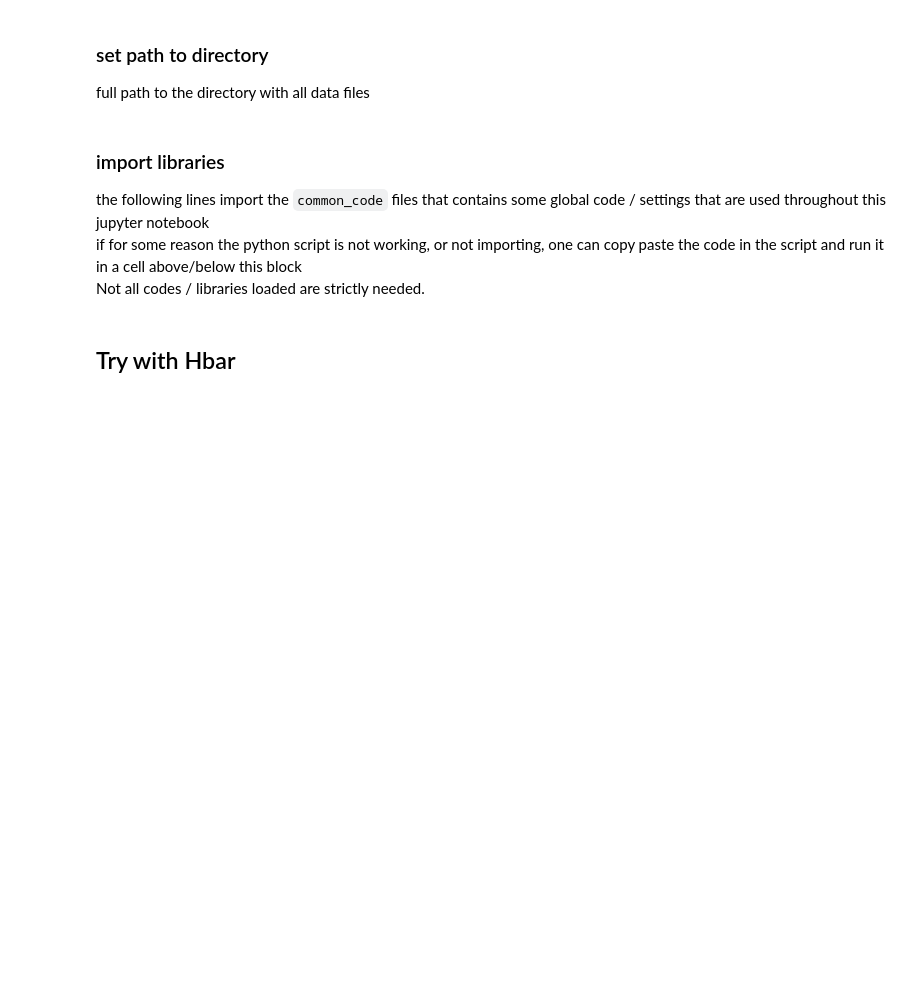
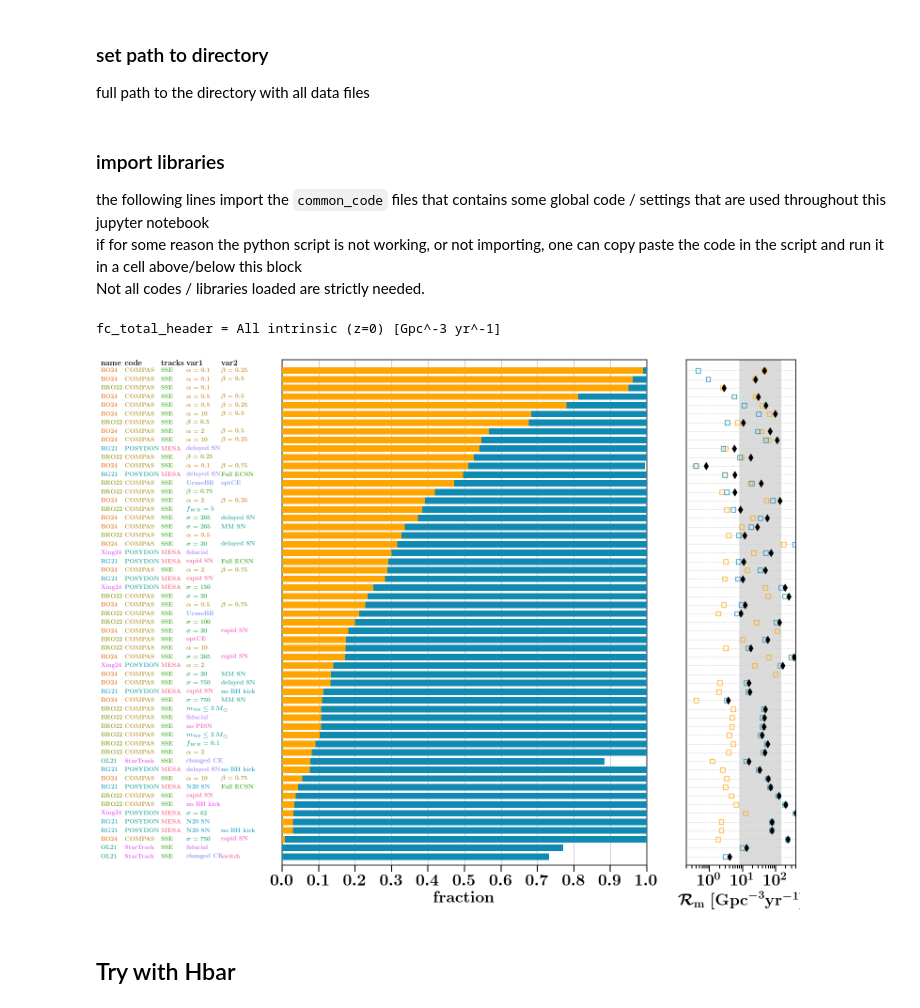
Before and after one commit to FloorBroekgaarden/Rates_of_Formation_Channels, a Jupyter notebook: plottingCode/Fig_comparison/rates_figure_formation_channels-CE_focus.ipynb, the cells around one changed output. Cells and saved outputs as stored; diff of their text form; code cells hidden in the pictures; blank space fills up the shorter version.

```diff
--- a/plottingCode/Fig_comparison/rates_figure_formation_channels-CE_focus.ipynb
+++ b/plottingCode/Fig_comparison/rates_figure_formation_channels-CE_focus.ipynb
@@ -317,3 +816,73 @@ def plot_formation_channels_fraction(axe, complete_path='complete/path/to/data.c
+# %%
+import matplotlib.pyplot as plt
+
+# --- File and plot setup ---
+DCOlabel = 'BH-NS'
+ordered = 'max'
+fc_key = "CE_simple"
+sort_header = "fraction without common envelope"
+
+
+file_name = DCOlabel + '_rates_review.csv'
+path_to_file = '/Users/floorbroekgaarden/Projects/GitHub/Rates_of_Formation_Channels/plottingCode/Fig_comparison/Data_formation_channels_intrinsic/'
+
+csv_path = path_to_file + file_name
+specs_path = path_to_file + 'simulation_specs.csv'
+
+# Figure dimensions
+d1, d2 = 15, 12
+w_small = 0.3
+ncols, nrows = 3, 1
+f, axe = plt.subplots(
+    ncols=ncols,
+    nrows=nrows,
+    figsize=(d1, d2),
+    gridspec_kw={"width_ratios":[w_small*1.1, 1, w_small], "height_ratios":[1]}
+)
+
+# --- Plot 1: Simulation properties ---
+axe[0] = plot_simulation_properties(
+    axe=axe[0],
+    specs_path=specs_path,
+    complete_path=csv_path,
+    fc_dict_key=fc_key,
+    sort_column=sort_header
+)
+
+# --- Plot 2: Formation channels fraction ---
+axe[1] = plot_formation_channels_fraction(
+    axe=axe[1],
+    complete_path=csv_path,
+    sort_column=sort_header,
+    which_channel_list=fc_key
+)
+
+# --- Plot 3a: Total merger rate ---
+axe[2] = plot_total_rate(
+    axe=axe[2],
+    complete_path=csv_path,
+    DCOlabel=DCOlabel,
+    fc_dict_key=fc_key,
+    sort_column=sort_header,
+)
+
+# --- Plot 3b: Formation channel contributions on same axis ---
+axe[2] = plot_formation_channels_rate(
+    axe=axe[2],
+    complete_path=csv_path,
+    fc_dict_key=fc_key,
+    sort_column=sort_header
+)
+
+# --- Layout adjustments ---
+plt.tight_layout()
+plt.subplots_adjust(wspace=0.2, hspace=0.0)
+
+# Show the figure
+plt.show()
+# %% [output]
+fc_total_header = All intrinsic (z=0) [Gpc^-3 yr^-1]
+[figure, added]
 # %%
 # idx = pd.MultiIndex.from_arrays([
 #      ['warm', 'warm', 'cold', 'cold'],
```
Also changed, not shown: parts of 5 cells of this notebook.
